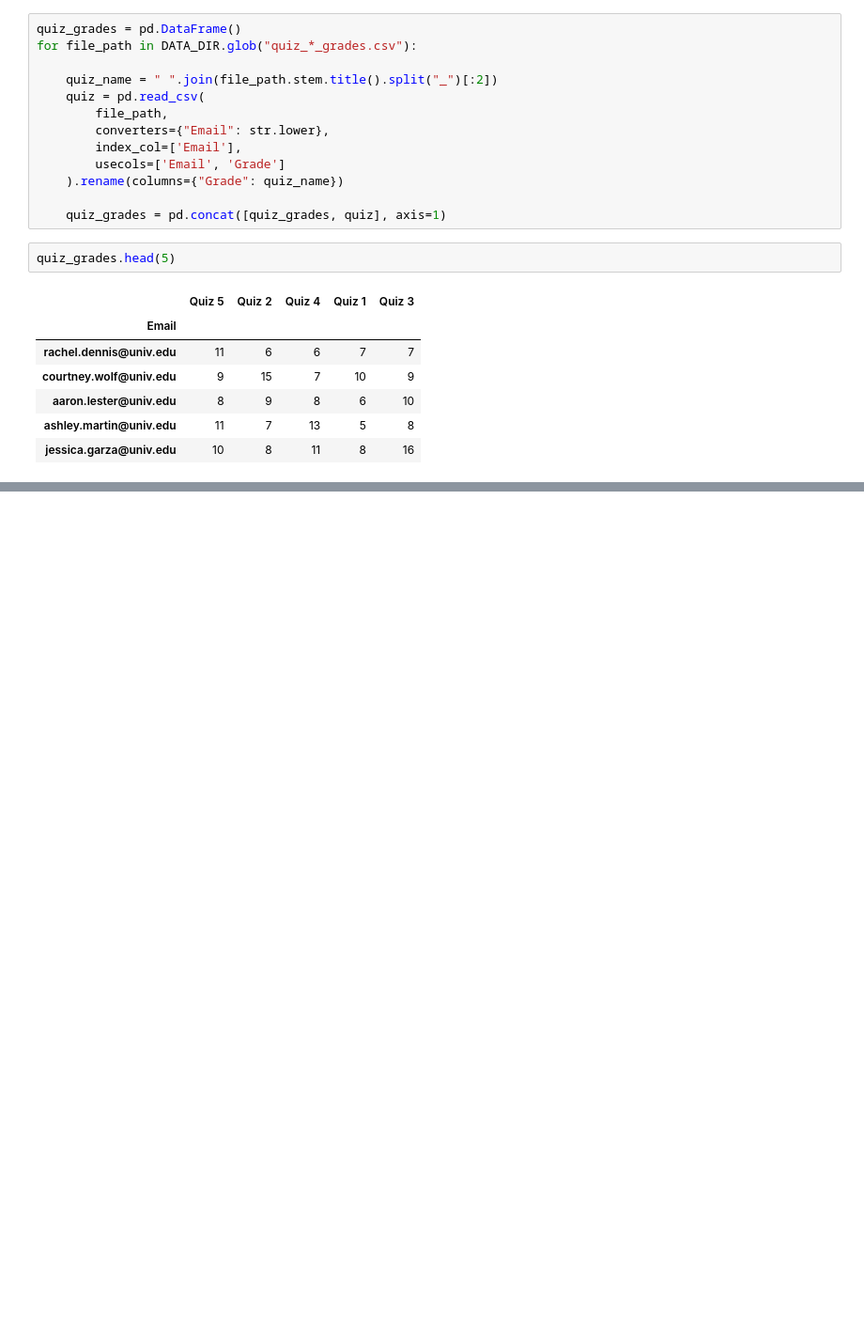
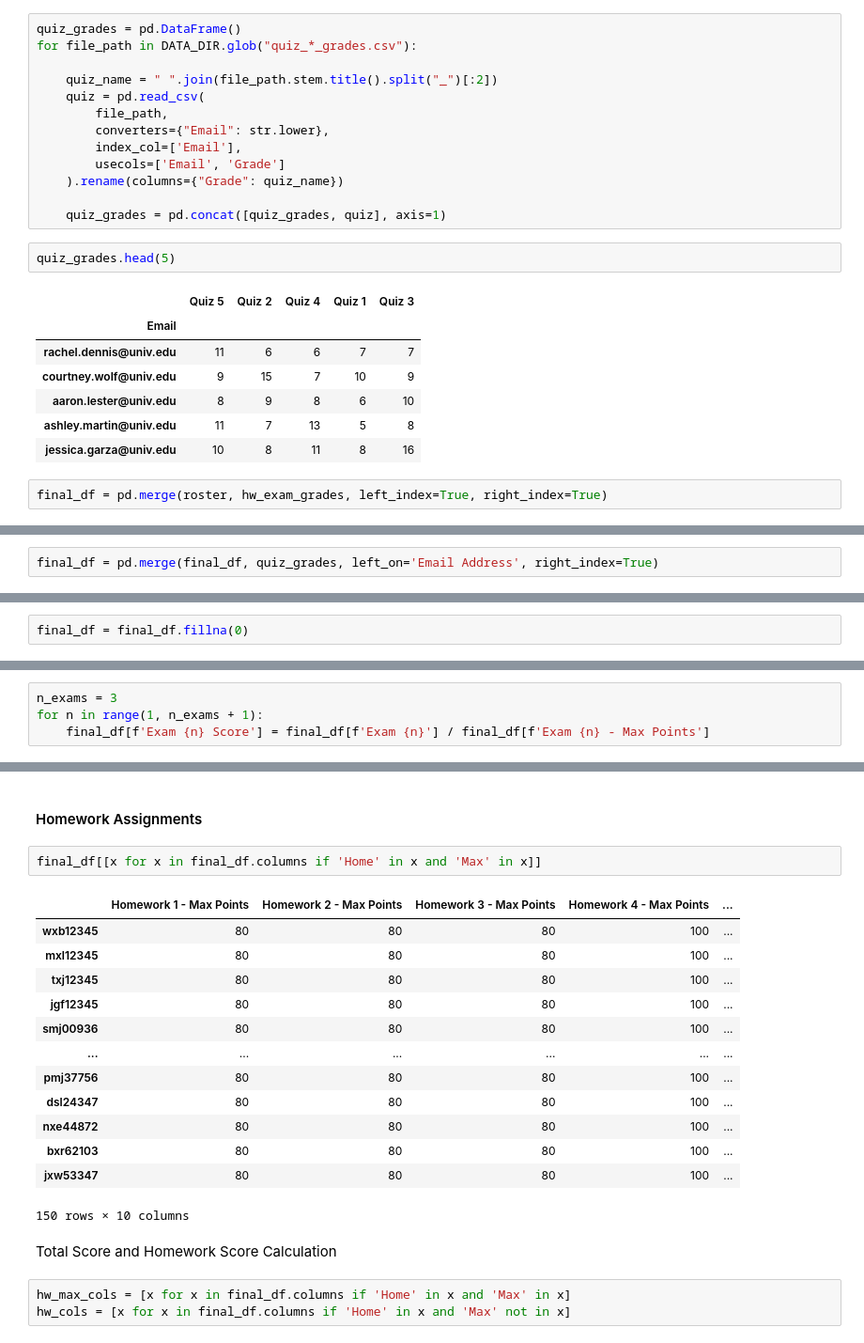
Before and after one commit to markprubin/gradebook-project, a Jupyter notebook: gradebook.ipynb, the cells around one changed output, grey strips where cells are left out. Shown at 94% size. Saved outputs shown, nothing was run; the diff lists cells and outputs as text; blank space fills up the shorter version.

Commit message:
df merges, exam calcs

```diff
--- a/gradebook.ipynb
+++ b/gradebook.ipynb
@@ -72,3 +72,5 @@ quiz_grades.head(5)
 | aaron.lester@univ.edu | 8 | 9 | 8 | 6 | 10 |
 | ashley.martin@univ.edu | 11 | 7 | 13 | 5 | 8 |
 | jessica.garza@univ.edu | 10 | 8 | 11 | 8 | 16 |
+# %%
+final_df = pd.merge(roster, hw_exam_grades, left_index=True, right_index=True)
@@ -74,0 +87,2 @@ quiz_grades.head(5)
+# %%
+final_df = pd.merge(final_df, quiz_grades, left_on='Email Address', right_index=True)
@@ -74,0 +99,2 @@ quiz_grades.head(5)
+# %%
+final_df = final_df.fillna(0)
@@ -74,0 +120,4 @@ quiz_grades.head(5)
+# %%
+n_exams = 3
+for n in range(1, n_exams + 1):
+    final_df[f'Exam {n} Score'] = final_df[f'Exam {n}'] / final_df[f'Exam {n} - Max Points']
@@ -74,0 +134,23 @@ quiz_grades.head(5)
+# %% [markdown]
+#### Homework Assignments
+# %%
+final_df[[x for x in final_df.columns if 'Home' in x and 'Max' in x]]
+# %% [output]
+|  | Homework 1 - Max Points | Homework 2 - Max Points | Homework 3 - Max Points | Homework 4 - Max Points | ... |
+| wxb12345 | 80 | 80 | 80 | 100 | ... |
+| mxl12345 | 80 | 80 | 80 | 100 | ... |
+| txj12345 | 80 | 80 | 80 | 100 | ... |
+| jgf12345 | 80 | 80 | 80 | 100 | ... |
+| smj00936 | 80 | 80 | 80 | 100 | ... |
+| ... | ... | ... | ... | ... | ... |
+| pmj37756 | 80 | 80 | 80 | 100 | ... |
+| dsl24347 | 80 | 80 | 80 | 100 | ... |
+| nxe44872 | 80 | 80 | 80 | 100 | ... |
+| bxr62103 | 80 | 80 | 80 | 100 | ... |
+| jxw53347 | 80 | 80 | 80 | 100 | ... |
+150 rows × 10 columns
+# %% [markdown]
+Total Score and Homework Score Calculation
+# %%
+hw_max_cols = [x for x in final_df.columns if 'Home' in x and 'Max' in x]
+hw_cols = [x for x in final_df.columns if 'Home' in x and 'Max' not in x]
```
Also changed, not shown: parts of 8 cells of this notebook.
